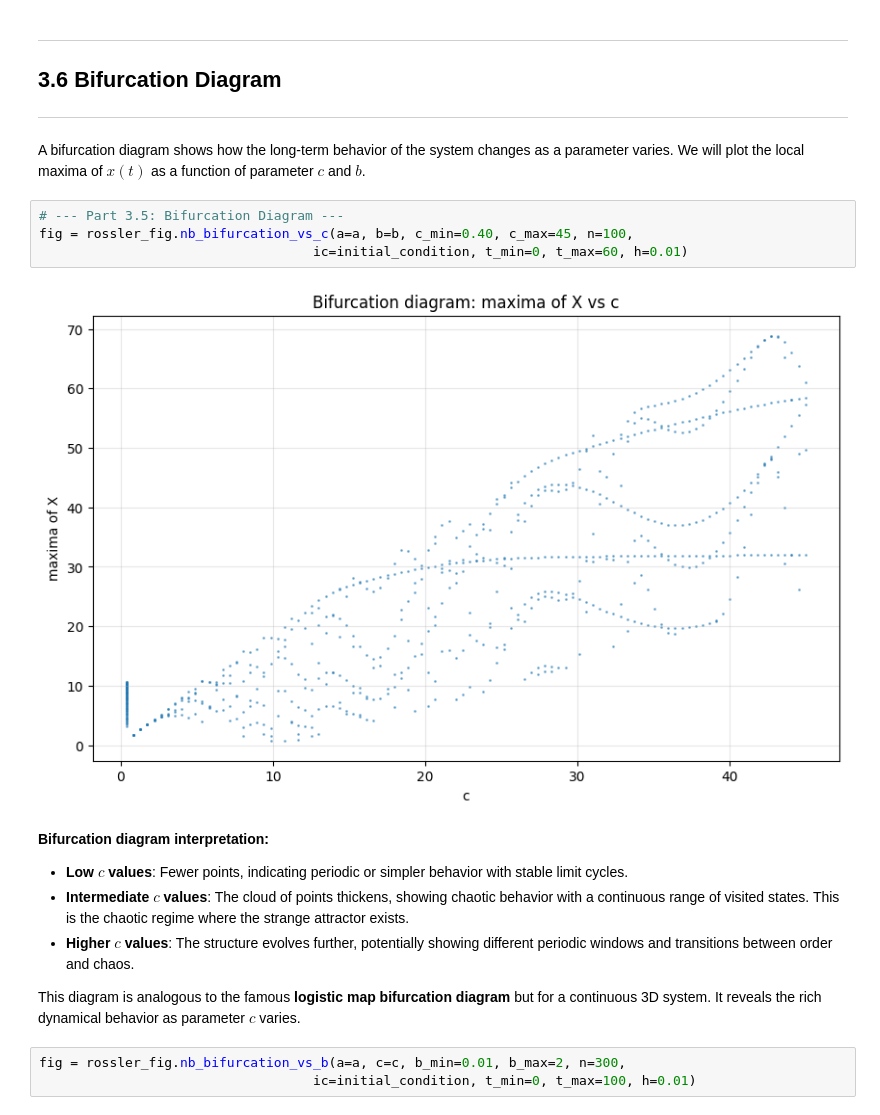
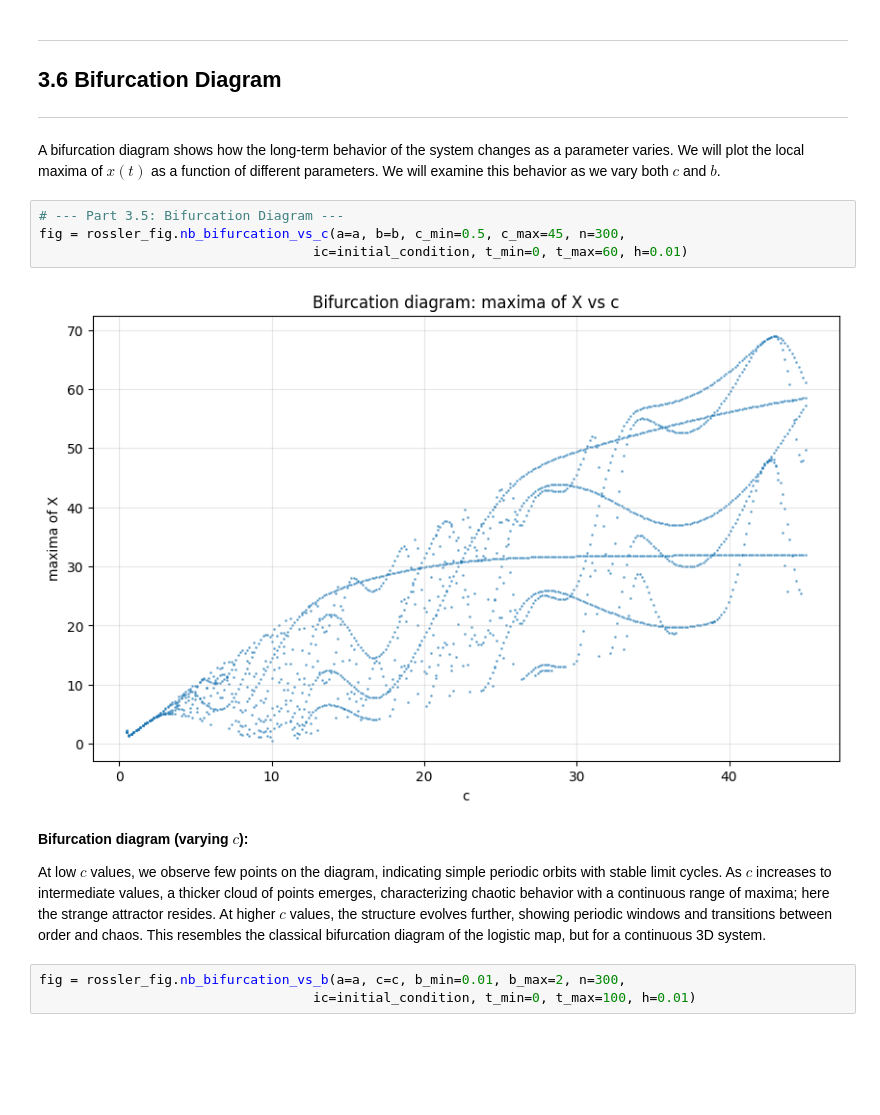
Before and after one commit to trcools/2e-bachelor-Fysica, a Jupyter notebook: Biophysics/Examen/Exam-part-3/finals-part-3.ipynb, the cells around one changed output. Cells and saved outputs as stored; diff of their text form; blank space fills up the shorter version.

```diff
--- a/Biophysics/Examen/Exam-part-3/finals-part-3.ipynb
+++ b/Biophysics/Examen/Exam-part-3/finals-part-3.ipynb
@@ -226,21 +246,17 @@ Notably, chaos does not persist indefinitely. At $c = 12$, periodic behavior ret
 ---
 # %% [markdown]
 
-A bifurcation diagram shows how the long-term behavior of the system changes as a parameter varies. We will plot the local maxima of $x(t)$ as a function of parameter $c$ and $b$.
+A bifurcation diagram shows how the long-term behavior of the system changes as a parameter varies. We will plot the local maxima of $x(t)$ as a function of different parameters. We will examine this behavior as we vary both $c$ and $b$.
 # %%
 # --- Part 3.5: Bifurcation Diagram ---
-fig = rossler_fig.nb_bifurcation_vs_c(a=a, b=b, c_min=0.40, c_max=45, n=100,
+fig = rossler_fig.nb_bifurcation_vs_c(a=a, b=b, c_min=0.5, c_max=45, n=300,
                                    ic=initial_condition, t_min=0, t_max=60, h=0.01)
 # %% [output]
-[figure, old version]
+[figure, new version]
 # %% [markdown]
-**Bifurcation diagram interpretation:**
+**Bifurcation diagram (varying $c$):**
 
-- **Low $c$ values**: Fewer points, indicating periodic or simpler behavior with stable limit cycles.
-- **Intermediate $c$ values**: The cloud of points thickens, showing chaotic behavior with a continuous range of visited states. This is the chaotic regime where the strange attractor exists.
-- **Higher $c$ values**: The structure evolves further, potentially showing different periodic windows and transitions between order and chaos.
-
-This diagram is analogous to the famous **logistic map bifurcation diagram** but for a continuous 3D system. It reveals the rich dynamical behavior as parameter $c$ varies.
+At low $c$ values, we observe few points on the diagram, indicating simple periodic orbits with stable limit cycles. As $c$ increases to intermediate values, a thicker cloud of points emerges, characterizing chaotic behavior with a continuous range of maxima; here the strange attractor resides. At higher $c$ values, the structure evolves further, showing periodic windows and transitions between order and chaos. This resembles the classical bifurcation diagram of the logistic map, but for a continuous 3D system.
 # %%
 fig = rossler_fig.nb_bifurcation_vs_b(a=a, c=c, b_min=0.01, b_max=2, n=300,
                                    ic=initial_condition, t_min=0, t_max=100, h=0.01)
```
Also changed, not shown: parts of 9 cells of this notebook, 3 other files.
